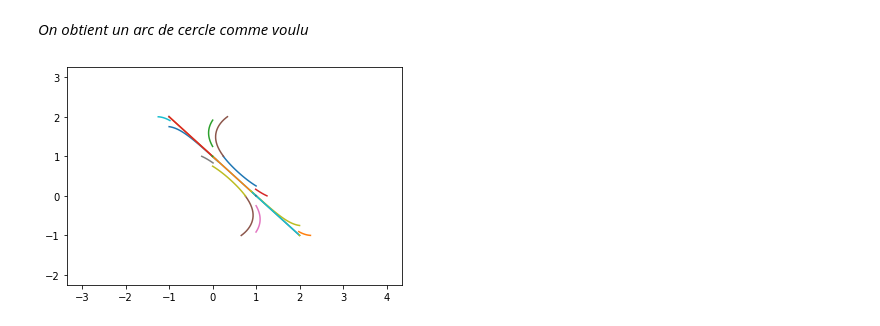
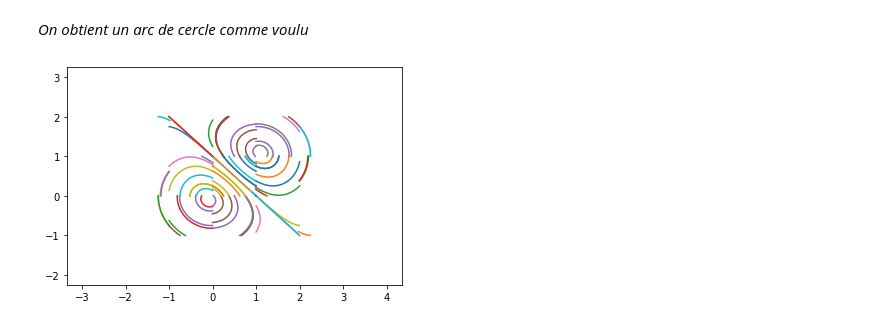
Before and after one commit to nathanweill/NIV, a Jupyter notebook: ligneniv.ipynb, the cells around one changed output. Saved outputs shown, nothing was run; the diff lists cells and outputs as text; code cells hidden in the pictures.

```diff
--- a/ligneniv.ipynb
+++ b/ligneniv.ipynb
@@ -45,8 +45,8 @@ def simple_contour(f, c=0.0, delta=0.01):    #méthode 2 pésentée ci-dessus
         g=autograd.grad
         return np.r_[g(f,0)(x,y), g(f,1)(x,y)]
 
-    if find_seed(lambda t : f(0.,t)) != None :
-        x,y = 0.,find_seed(lambda t : f(0.,t))
+    if find_seed(lambda t : f(0.,t), c) != None :  # Ne pas oublier de mettre c en paramètre !!
+        x,y = 0.,find_seed(lambda t : f(0.,t), c)
     else :
         return [[-1],[-1]]
 
@@ -63,7 +63,7 @@ def simple_contour(f, c=0.0, delta=0.01):    #méthode 2 pésentée ci-dessus
         Y.append(y)
     else:
         s = -1
-        x,y = 0.,find_seed(lambda t : f(0.,t))
+        x,y = 0.,find_seed(lambda t : f(0.,t), c)
     while 0<=x<=1 and 0<=y<=1:
         x,y = x - s*delta/norme*grad_f(x,y)[1],y + s*delta/norme*grad_f(x,y)[0]
         X.append(x)
@@ -159,11 +159,11 @@ def contour(f, c, xs=[0.0, 1.0], ys=[0.0, 1.0], delta=0.01):
 # %%
 xs = [-2.0, -1.0, 0.0, 1.0, 2.0, 3.0]
 ys = [-1.0, 0.0, 1.0, 2.0]
-c = 0.5
-
-level_curves = contour(j, c, xs, ys)
+l = [-1.5, -1.0, -0.5, 0., 0.5, 1.0, 1.5]
 # %%
-for x, y in level_curves:
-    plt.plot(x, y)
+for c in l:
+    for x, y in contour(j, c, xs, ys):
+        plt.plot(x, y)
+plt.show()
 # %% [output]
-[figure, old version]
+[figure, new version]
```
Also changed, not shown: parts of 1 cell of this notebook.
